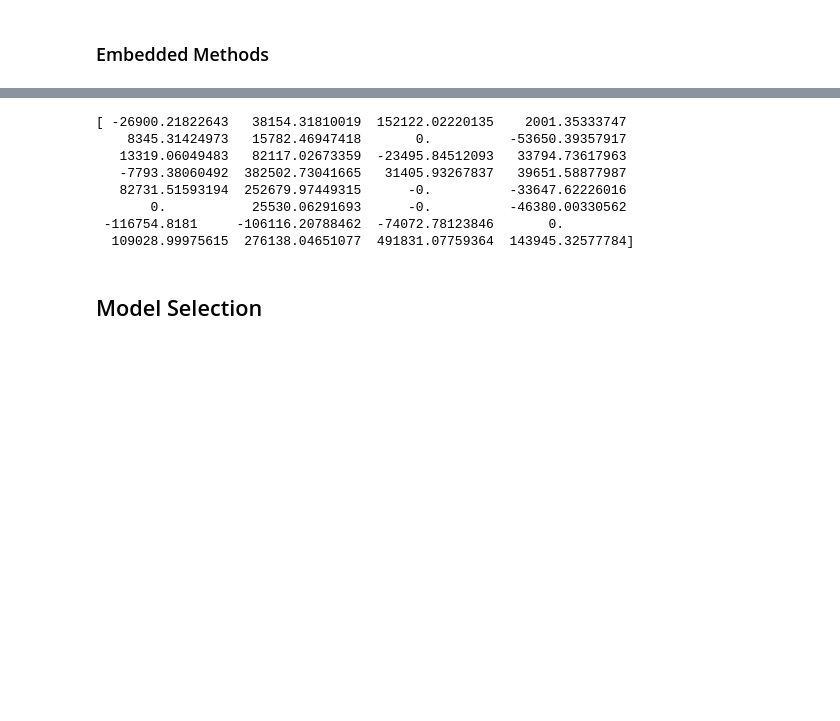
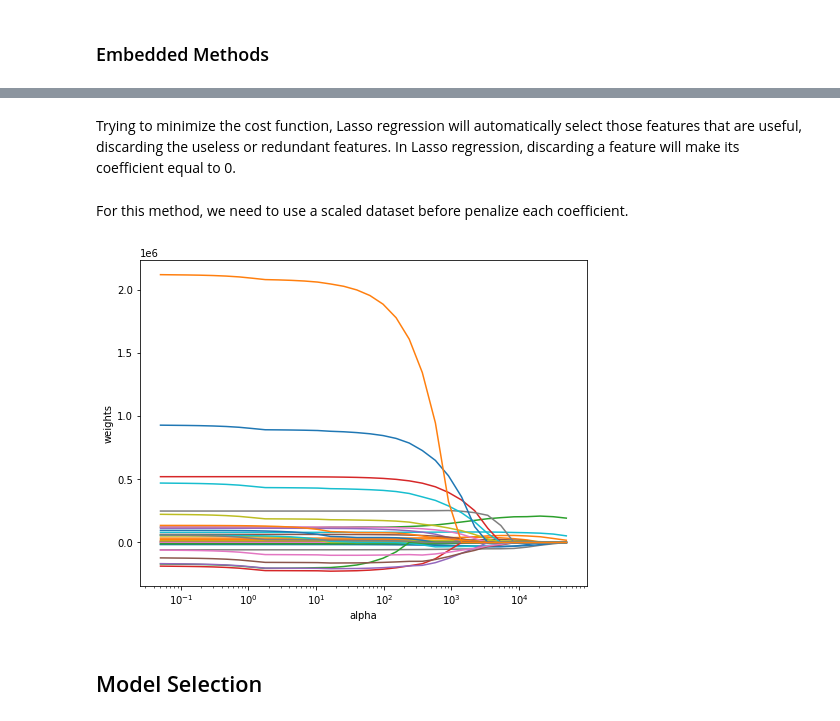
Before and after one commit to FelipeBuongermino/usa_housing, a Jupyter notebook: notebooks/USA_housing_analysis.ipynb, the cells around one changed output, grey strips where cells are left out. Cells and saved outputs as stored; diff of their text form; code cells hidden in the pictures; blank space fills up the shorter version.

```diff
--- a/notebooks/USA_housing_analysis.ipynb
+++ b/notebooks/USA_housing_analysis.ipynb
@@ -987,0 +918,4 @@ df_scaled_dataset
+# %% [markdown]
+Trying to minimize the cost function, Lasso regression will automatically select those features that are useful, discarding the useless or redundant features. In Lasso regression, discarding a feature will make its coefficient equal to 0.
+# %% [markdown]
+For this method, we need to use a scaled dataset before penalize each coefficient.
@@ -988,18 +938,25 @@ df_scaled_dataset
 # %%
 from sklearn.linear_model import Ridge, Lasso, LinearRegression
+import numpy as np
 
-clf = Lasso(alpha=1000, normalize = False, max_iter=900000)
-clf.fit(df_scaled_dataset, y)
-print(clf.coef_)
+alphas = 10**np.linspace(5,-1,32)*0.5
+list_cof = []
+
+for alpha_value in alphas:
+    clf = Lasso(alpha=alpha_value, normalize = False, max_iter=100000)
+    clf.fit(df_scaled_dataset, y)
+    list_cof.append(clf.coef_)
-# %% [output]
-[ -26900.21822643   38154.31810019  152122.02220135    2001.35333747
-    8345.31424973   15782.46947418       0.          -53650.39357917
-   13319.06049483   82117.02673359  -23495.84512093   33794.73617963
-   -7793.38060492  382502.73041665   31405.93267837   39651.58877987
-   82731.51593194  252679.97449315      -0.          -33647.62226016
-       0.           25530.06291693      -0.          -46380.00330562
- -116754.8181     -106116.20788462  -74072.78123846       0.
-  109028.99975615  276138.04651077  491831.07759364  143945.32577784]
+# %%
+plt.figure(figsize=(8, 6))
+ax = plt.gca()
+ax.plot(alphas, list_cof)
+ax.set_xscale('log')
+plt.axis('tight')
+plt.xlabel('alpha')
+plt.ylabel('weights')
+plt.show()
+# %% [output]
+[figure, added]
 # %% [markdown]
 ## Model Selection
 # %% [markdown]
```
Also changed, not shown: parts of 85 cells of this notebook.
